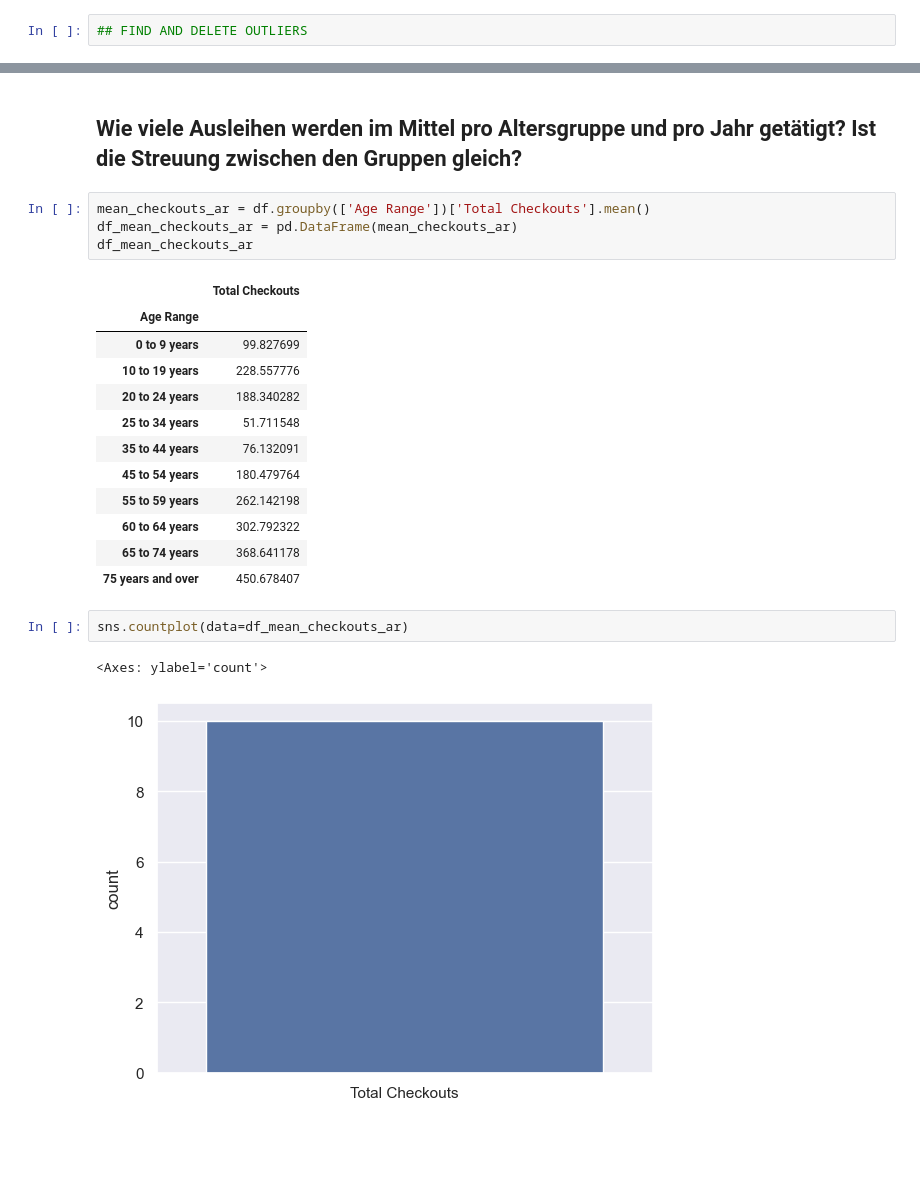
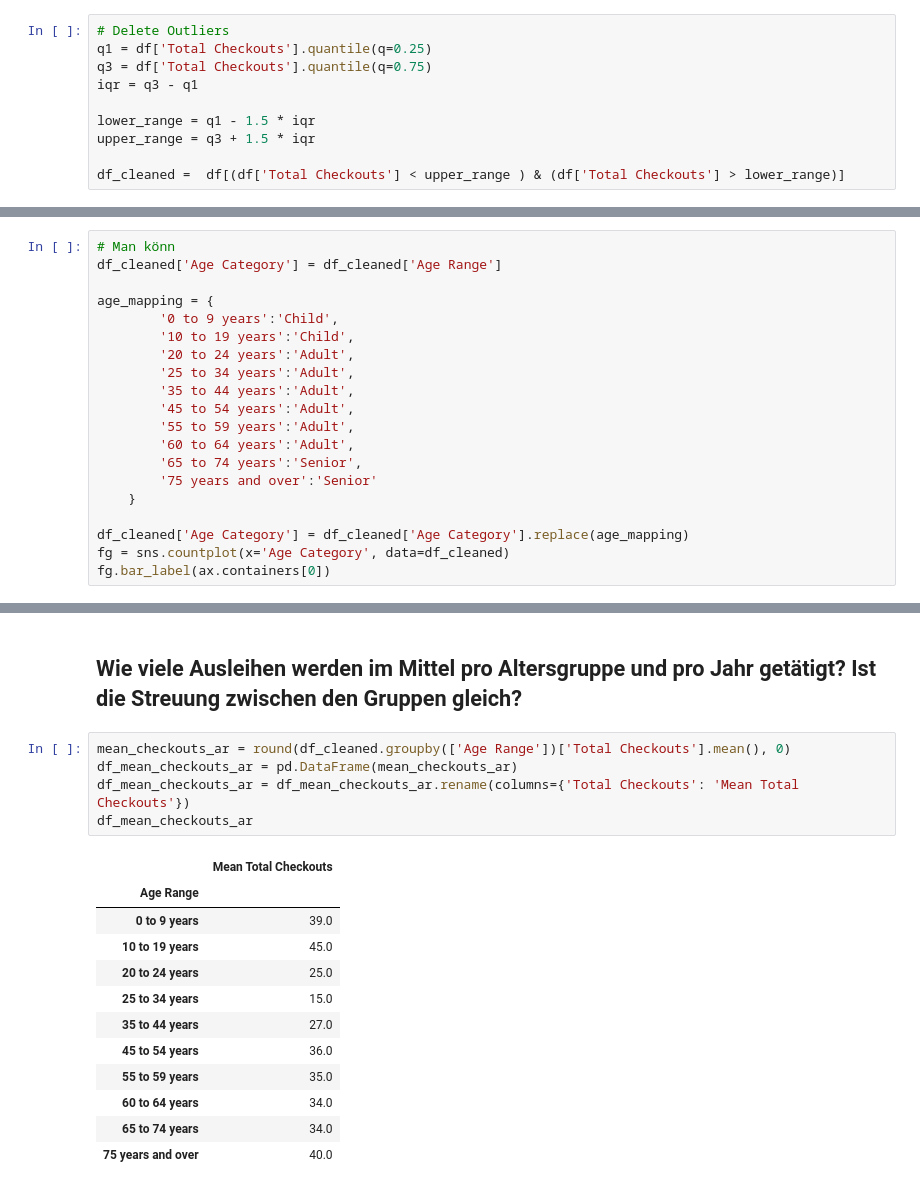
Before and after one commit to ottjannik/2024-2025-Data_Librarian_Jannik_Ott, a Jupyter notebook: Modul_3/notebooks/Projektaufgabe.ipynb, the cells around one changed output, grey strips where cells are left out. Cells and saved outputs as stored; diff of their text form; blank space fills up the shorter version.

```diff
--- a/Modul_3/notebooks/Projektaufgabe.ipynb
+++ b/Modul_3/notebooks/Projektaufgabe.ipynb
@@ -38,2 +39,10 @@ dtype: object
 # %%
-## FIND AND DELETE OUTLIERS
+# Delete Outliers
+q1 = df['Total Checkouts'].quantile(q=0.25)
+q3 = df['Total Checkouts'].quantile(q=0.75)
+iqr = q3 - q1
+
+lower_range = q1 - 1.5 * iqr
+upper_range = q3 + 1.5 * iqr
+
+df_cleaned =  df[(df['Total Checkouts'] < upper_range ) & (df['Total Checkouts'] > lower_range)]
@@ -125 +169,21 @@ Senior     50822
 Name: count, dtype: int64
+# %%
+# Man könn
+df_cleaned['Age Category'] = df_cleaned['Age Range']
+
+age_mapping = {
+        '0 to 9 years':'Child',
+        '10 to 19 years':'Child',
+        '20 to 24 years':'Adult',
+        '25 to 34 years':'Adult',
+        '35 to 44 years':'Adult',
+        '45 to 54 years':'Adult',
+        '55 to 59 years':'Adult',
+        '60 to 64 years':'Adult',
+        '65 to 74 years':'Senior',
+        '75 years and over':'Senior'
+    }
+
+df_cleaned['Age Category'] = df_cleaned['Age Category'].replace(age_mapping)
+fg = sns.countplot(x='Age Category', data=df_cleaned)
+fg.bar_label(ax.containers[0])
@@ -156,24 +252,20 @@ sns.countplot(x='Notice Preference Definition', data=df, stat='percent')
 # %% [markdown]
 ## Wie viele Ausleihen werden im Mittel pro Altersgruppe und pro Jahr getätigt? Ist die Streuung zwischen den Gruppen gleich?
 # %%
-mean_checkouts_ar = df.groupby(['Age Range'])['Total Checkouts'].mean()
+mean_checkouts_ar = round(df_cleaned.groupby(['Age Range'])['Total Checkouts'].mean(), 0)
 df_mean_checkouts_ar = pd.DataFrame(mean_checkouts_ar)
+df_mean_checkouts_ar = df_mean_checkouts_ar.rename(columns={'Total Checkouts': 'Mean Total Checkouts'})
 df_mean_checkouts_ar
 # %% [output]
-|  | Total Checkouts |
+|  | Mean Total Checkouts |
 | Age Range |  |
-| 0 to 9 years | 99.827699 |
-| 10 to 19 years | 228.557776 |
-| 20 to 24 years | 188.340282 |
-| 25 to 34 years | 51.711548 |
-| 35 to 44 years | 76.132091 |
-| 45 to 54 years | 180.479764 |
-| 55 to 59 years | 262.142198 |
-| 60 to 64 years | 302.792322 |
-| 65 to 74 years | 368.641178 |
-| 75 years and over | 450.678407 |
+| 0 to 9 years | 39.0 |
+| 10 to 19 years | 45.0 |
+| 20 to 24 years | 25.0 |
+| 25 to 34 years | 15.0 |
+| 35 to 44 years | 27.0 |
+| 45 to 54 years | 36.0 |
+| 55 to 59 years | 35.0 |
+| 60 to 64 years | 34.0 |
+| 65 to 74 years | 34.0 |
+| 75 years and over | 40.0 |
-# %%
-sns.countplot(data=df_mean_checkouts_ar)
-# %% [output]
-<Axes: ylabel='count'>
-[figure, removed]
```
Also changed, not shown: parts of 29 cells of this notebook.
